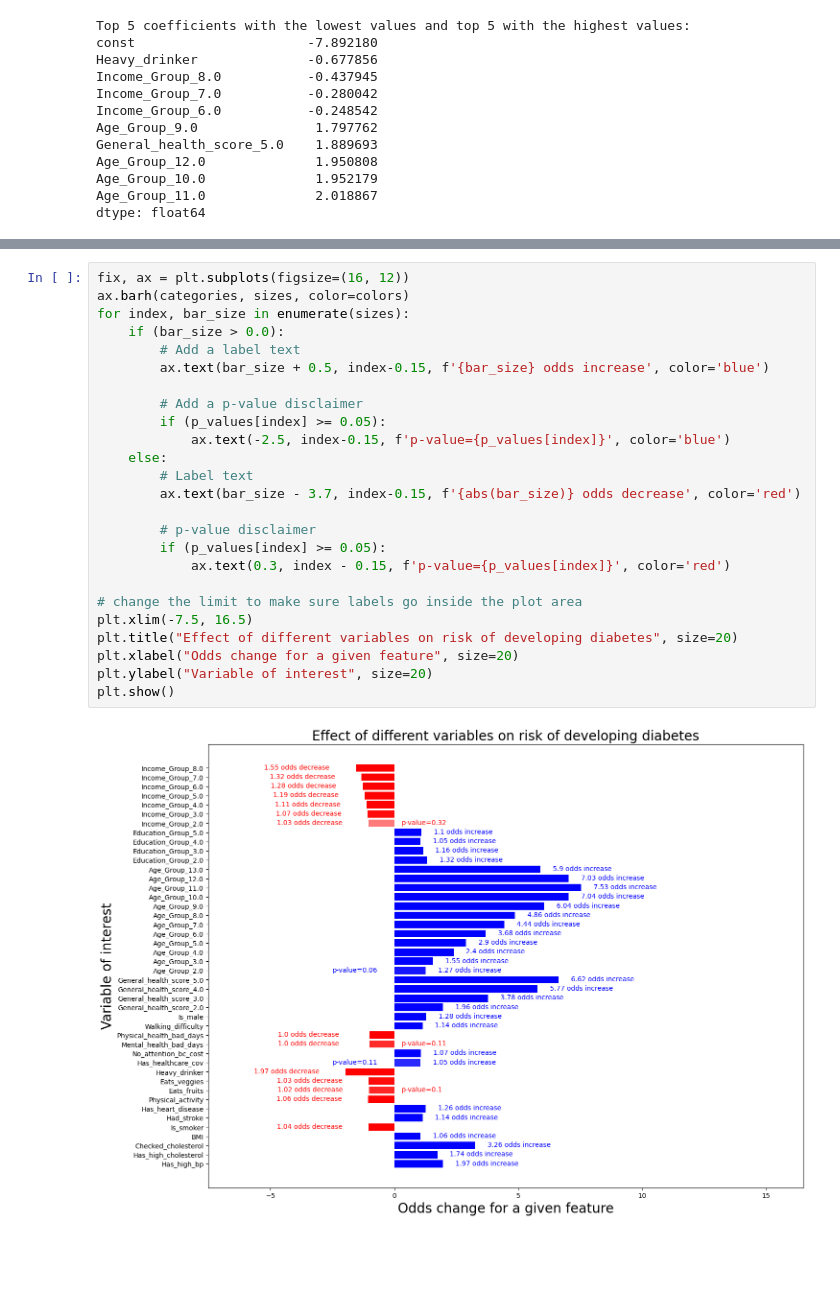
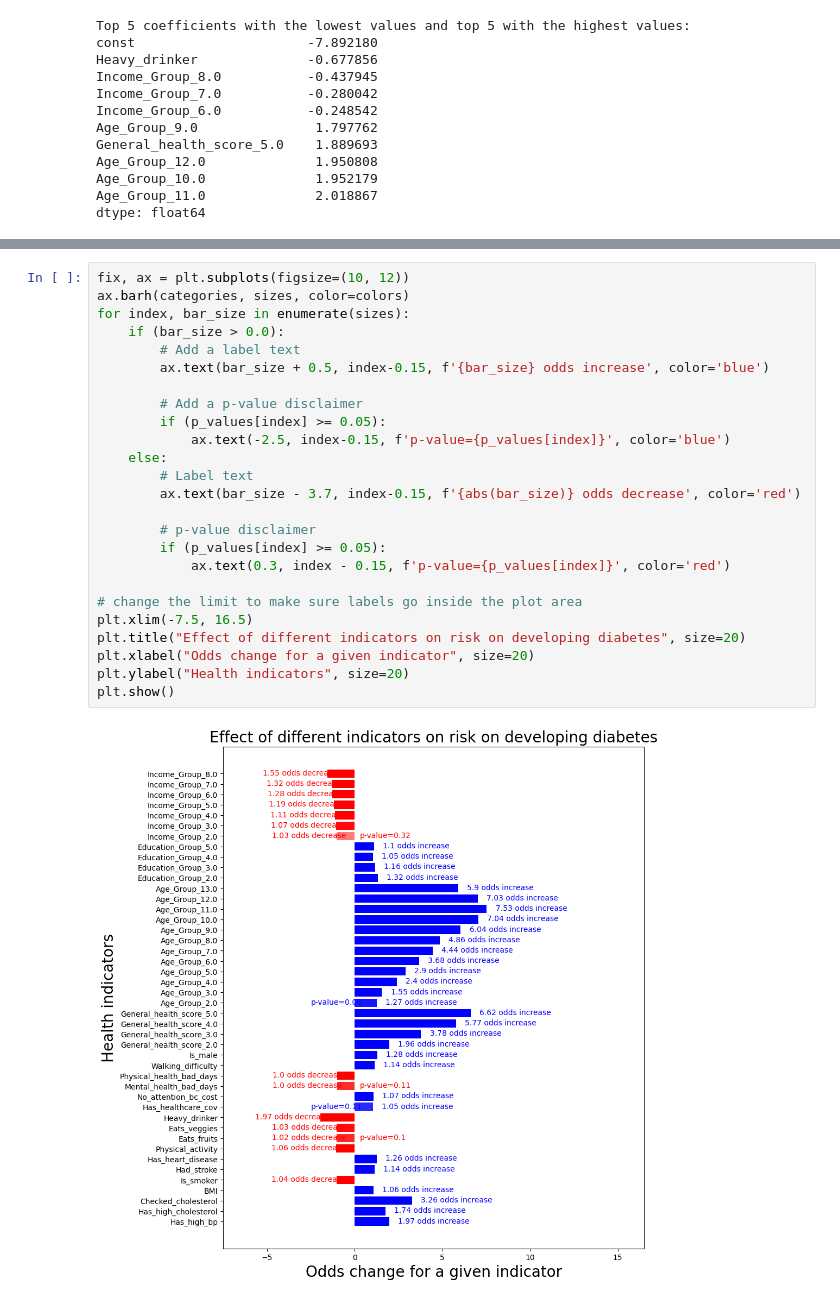
Before and after one commit to diego2017/capstone_disease_predictor, a Jupyter notebook: notebooks/04-modelling.ipynb, the cells around one changed output, grey strips where cells are left out. Drawn from its saved outputs; the diff is of its cells as text; blank space fills up the shorter version.

```diff
--- a/notebooks/04-modelling.ipynb
+++ b/notebooks/04-modelling.ipynb
@@ -316,29 +316,29 @@ for index, row in coefficients_df.iterrows():
         sizes.append(column_size)
         colors.append(color)
 # %%
-fix, ax = plt.subplots(figsize=(16, 12))
+fix, ax = plt.subplots(figsize=(10, 12))
 ax.barh(categories, sizes, color=colors)
 for index, bar_size in enumerate(sizes):
     if (bar_size > 0.0):
         # Add a label text
         ax.text(bar_size + 0.5, index-0.15, f'{bar_size} odds increase', color='blue')
 
         # Add a p-value disclaimer
         if (p_values[index] >= 0.05):
             ax.text(-2.5, index-0.15, f'p-value={p_values[index]}', color='blue')
     else:
         # Label text
         ax.text(bar_size - 3.7, index-0.15, f'{abs(bar_size)} odds decrease', color='red')
 
         # p-value disclaimer
         if (p_values[index] >= 0.05):
             ax.text(0.3, index - 0.15, f'p-value={p_values[index]}', color='red')
 
 # change the limit to make sure labels go inside the plot area
 plt.xlim(-7.5, 16.5)
-plt.title("Effect of different variables on risk of developing diabetes", size=20)
-plt.xlabel("Odds change for a given feature", size=20)
-plt.ylabel("Variable of interest", size=20)
+plt.title("Effect of different indicators on risk on developing diabetes", size=20)
+plt.xlabel("Odds change for a given indicator", size=20)
+plt.ylabel("Health indicators", size=20)
 plt.show()
 # %% [output]
-[figure, old version]
+[figure, new version]
```
Also changed, not shown: parts of 5 cells of this notebook.
